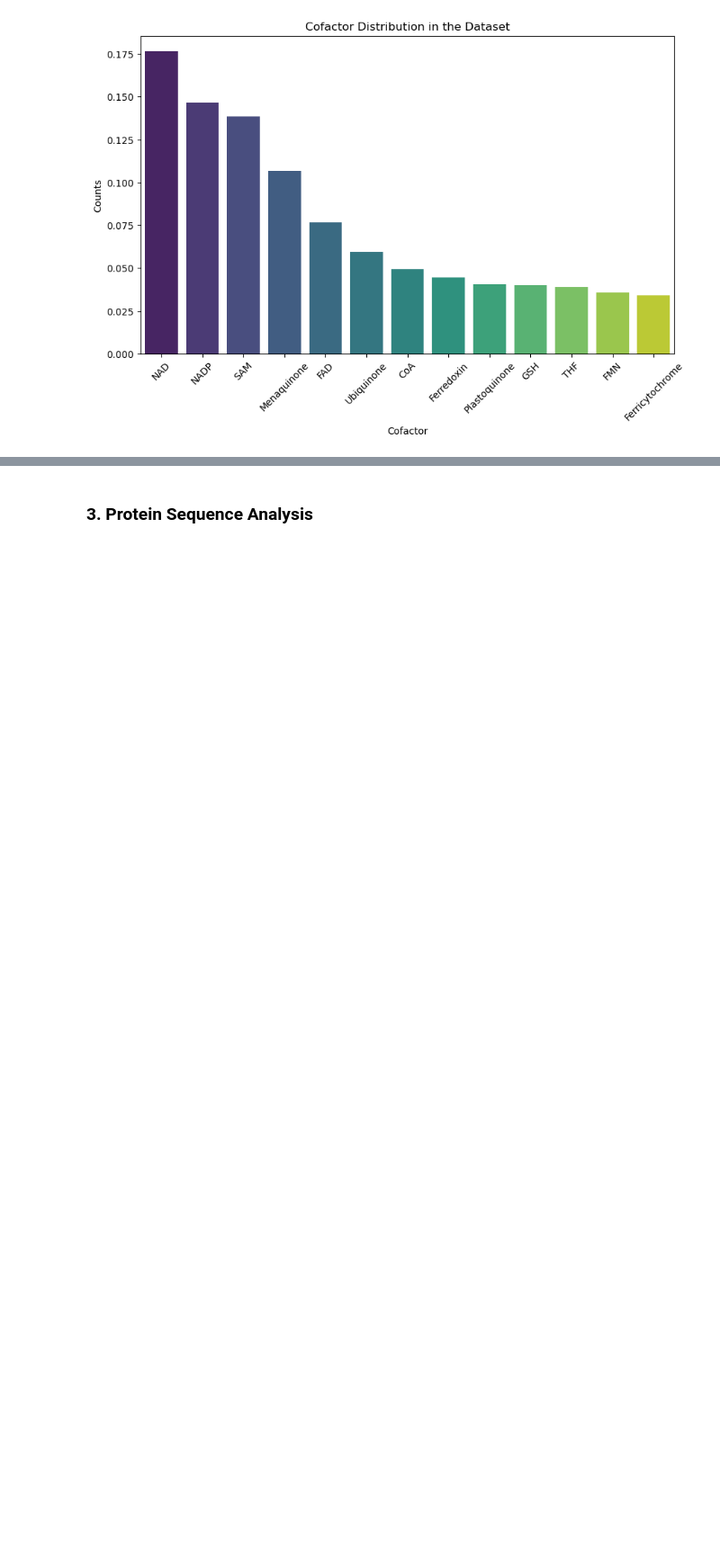
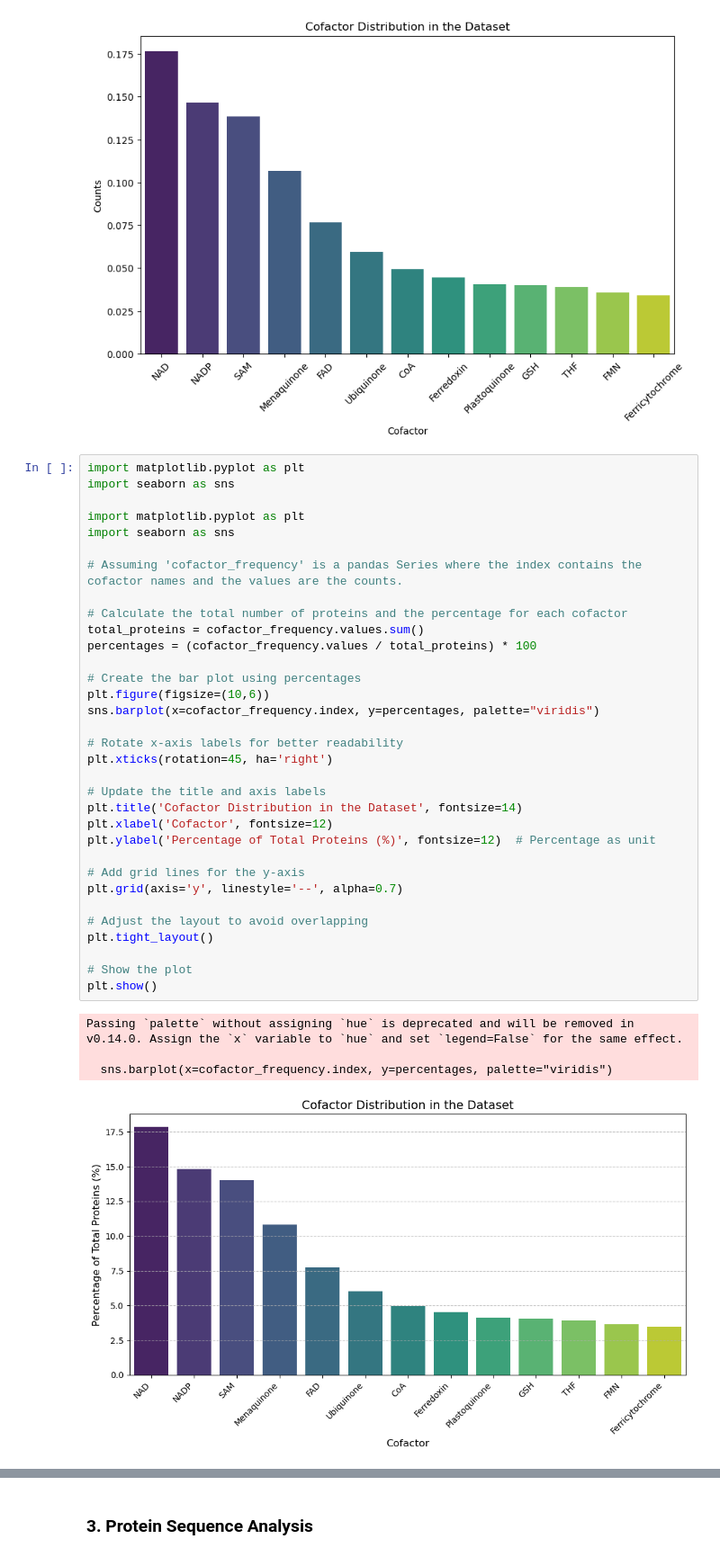
Before and after one commit to joanag05/CofactorPredictionTool, a Jupyter notebook: examples/datasets_analysis.ipynb, the cells around one changed output, grey strips where cells are left out. Shown at 90% size. Cells and saved outputs as stored; diff of their text form; blank space fills up the shorter version.

```diff
--- a/examples/datasets_analysis.ipynb
+++ b/examples/datasets_analysis.ipynb
@@ -334,6 +334,44 @@ Passing `palette` without assigning `hue` is deprecated and will be removed in v
 
   sns.barplot(x=cofactor_frequency.index, y=cofactor_frequency.values, palette="viridis")
 [figure]
+# %%
+import matplotlib.pyplot as plt
+import seaborn as sns
+
+import matplotlib.pyplot as plt
+import seaborn as sns
+
+# Assuming 'cofactor_frequency' is a pandas Series where the index contains the cofactor names and the values are the counts.
+
+# Calculate the total number of proteins and the percentage for each cofactor
+total_proteins = cofactor_frequency.values.sum()
+percentages = (cofactor_frequency.values / total_proteins) * 100
+
+# Create the bar plot using percentages
+plt.figure(figsize=(10,6))
+sns.barplot(x=cofactor_frequency.index, y=percentages, palette="viridis")
+
+# Rotate x-axis labels for better readability
+plt.xticks(rotation=45, ha='right')
+
+# Update the title and axis labels
+plt.title('Cofactor Distribution in the Dataset', fontsize=14)
+plt.xlabel('Cofactor', fontsize=12)
+plt.ylabel('Percentage of Total Proteins (%)', fontsize=12)  # Percentage as unit
+
+# Add grid lines for the y-axis
+plt.grid(axis='y', linestyle='--', alpha=0.7)
+
+# Adjust the layout to avoid overlapping
+plt.tight_layout()
+
+# Show the plot
+plt.show()
+# %% [output]
+Passing `palette` without assigning `hue` is deprecated and will be removed in v0.14.0. Assign the `x` variable to `hue` and set `legend=False` for the same effect.
+
+  sns.barplot(x=cofactor_frequency.index, y=percentages, palette="viridis")
+[figure, added]
 # %%
 import matplotlib.pyplot as plt
 import seaborn as sns
```
Also changed, not shown: parts of 6 cells of this notebook, 40 other files.
